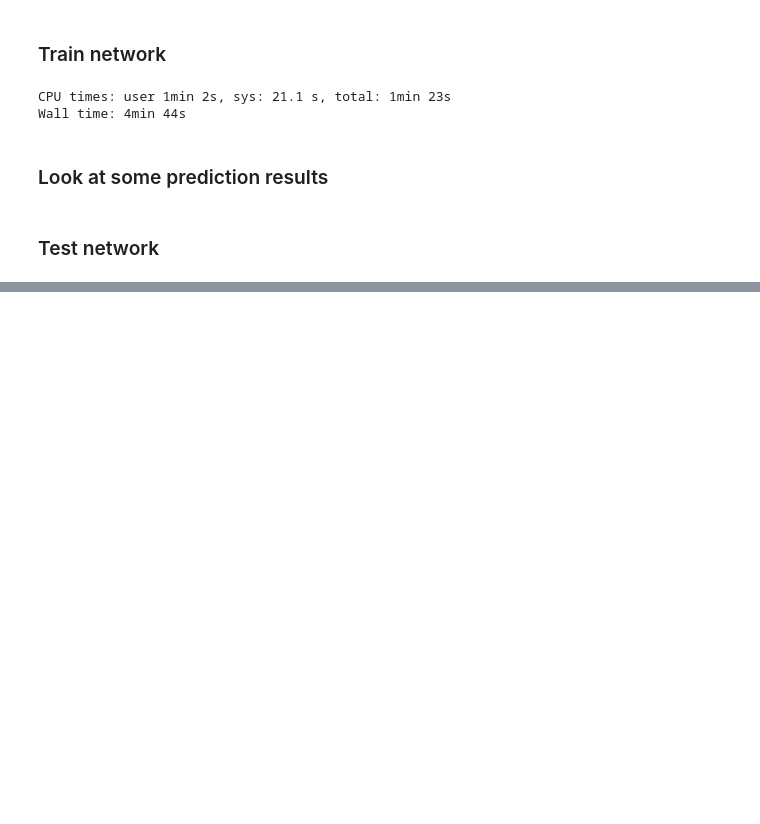
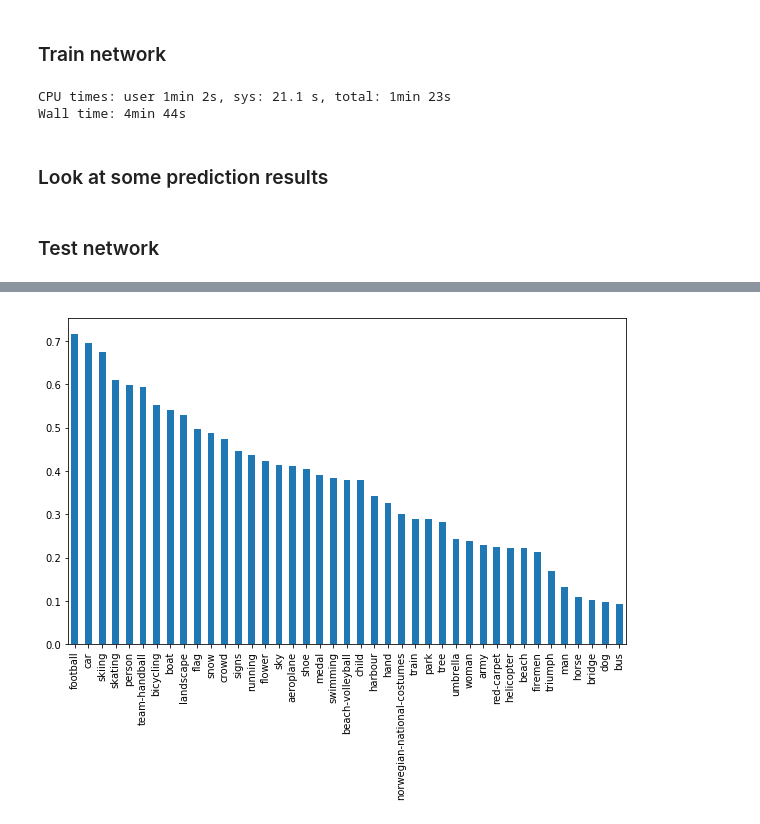
Before and after one commit to uvNikita/master-thesis-src, a Jupyter notebook: notebooks/training/ft_sigmoid_noaug.ipynb, the cells around one changed output, grey strips where cells are left out. Drawn from its saved outputs; the diff is of its cells as text; code cells hidden in the pictures; blank space fills up the shorter version.

```diff
--- a/notebooks/training/ft_sigmoid_noaug.ipynb
+++ b/notebooks/training/ft_sigmoid_noaug.ipynb
@@ -353,0 +507,17 @@ test_random_image('sky')
+# %%
+def get_average_presision(curves):
+    recall_range = [0.0, 0.1, 0.2, 0.3, 0.4, 0.5, 0.6, 0.7, 0.8, 0.9, 1.0]
+    res = {}
+    for label, label_curve in curves.iteritems():
+        s = 0
+        for recall in recall_range:
+            s += label_curve[label_curve['recall'] >= recall]['presision'].max()
+        res[label] = s / len(recall_range)
+    return res
+# %%
+average_presision = get_average_presision(curves)
+# %%
+df = pandas.DataFrame.from_dict(OrderedDict(sorted(average_presision.items(), key=itemgetter(1), reverse=True)), orient='index')
+plot = df.plot(kind='bar', legend=False)
+# %% [output]
+[figure, added]
```
Also changed, not shown: parts of 24 cells of this notebook.
